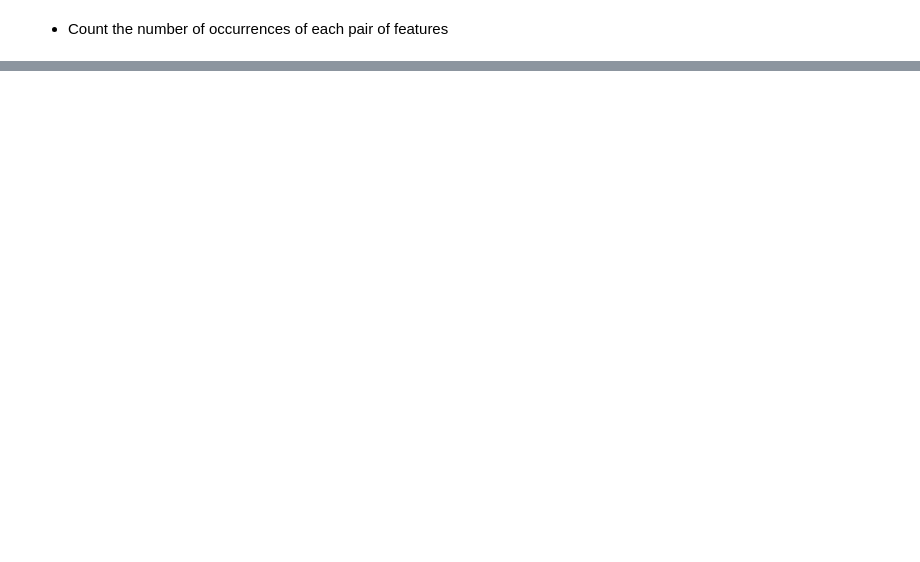
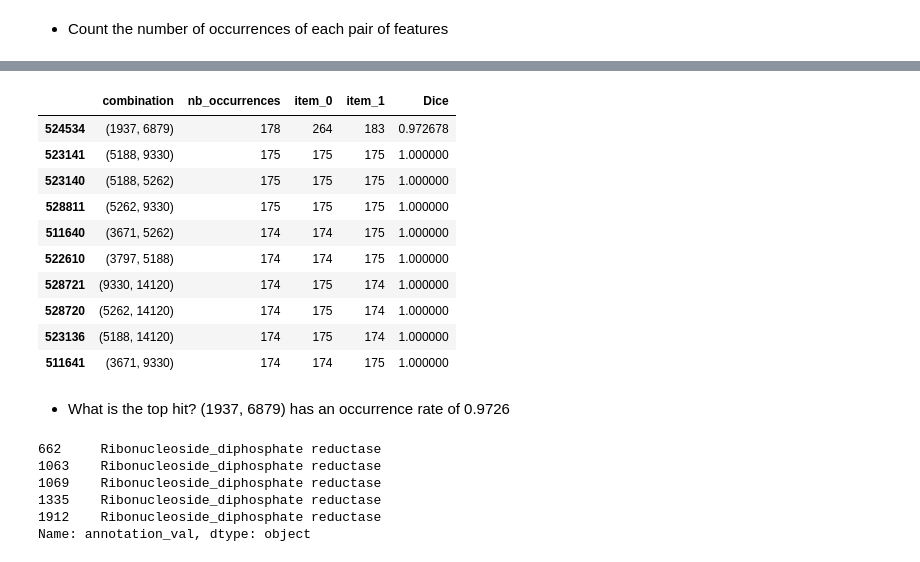
Before and after one commit to mahdi-b/phaage-g2p, a Jupyter notebook: find_module_prototype.ipynb, the cells around one changed output, grey strips where cells are left out. Cells and saved outputs as stored; diff of their text form; code cells hidden in the pictures; blank space fills up the shorter version.

```diff
--- a/find_module_prototype.ipynb
+++ b/find_module_prototype.ipynb
@@ -64,10 +97,10 @@ subsets_size_2.iloc[1]
 * We make sure the tuple is sorted so it's easy to compute frequencies
 # %%
 co_occurences_2 = []
-for item in list(itertools.chain(*subsets.values)):
+for item in list(itertools.chain(*subsets_size_2.values)):
     if item[0] > item[1]:
         co_occurences_2.append((item[1], item[0]))
     else:
-        co_occurences_2.append((item[1], item[0]))
+        co_occurences_2.append((item[0], item[1]))
 co_occurences_2[:10]
 # %% [output]
@@ -91,7 +117,8 @@ co_occurences_2[:10]
 # %% [markdown]
 * Count the number of occurrences of each pair of features
 # %%
-# co_occurences__2_counts = Counter(co_occurences)
-pd.DataFrame
-list(co_occurences__2_counts.items())[:3]
+co_occurences__2_counts = pd.DataFrame(Counter(co_occurences_2).items())
+co_occurences__2_counts.columns = ["combination", "nb_occurrences"]
+co_occurences__2_counts = co_occurences__2_counts.sort_values(by="nb_occurrences", ascending=False)
+co_occurences__2_counts.head(2)
 # %% [output]
@@ -98,0 +138,3 @@ list(co_occurences__2_counts.items())[:3]
+# %%
+co_occurences__2_counts = co_occurences__2_counts[co_occurences__2_counts.nb_occurrences > 10]
+co_occurences__2_counts.shape
@@ -98,0 +143,7 @@ list(co_occurences__2_counts.items())[:3]
+# %%
+subset_size = len(co_occurences__2_counts.iloc[0].combination)
+for i in range(subset_size):
+    a = co_occurences__2_counts.combination.apply(lambda x: x[i])
+    co_occurences__2_counts.loc[:, f"item_{i}"] = feature_counts.loc[a].nb_occurrences.values
+
+co_occurences__2_counts.head(10)
@@ -98,0 +193,27 @@ list(co_occurences__2_counts.items())[:3]
+# %%
+co_occurences__2_counts["Dice"] = co_occurences__2_counts["nb_occurrences"] / co_occurences__2_counts.iloc[:,[2,3]].min(axis=1)
+co_occurences__2_counts.head(10)
+# %% [output]
+|  | combination | nb_occurrences | item_0 | item_1 | Dice |
+| 524534 | (1937, 6879) | 178 | 264 | 183 | 0.972678 |
+| 523141 | (5188, 9330) | 175 | 175 | 175 | 1.000000 |
+| 523140 | (5188, 5262) | 175 | 175 | 175 | 1.000000 |
+| 528811 | (5262, 9330) | 175 | 175 | 175 | 1.000000 |
+| 511640 | (3671, 5262) | 174 | 174 | 175 | 1.000000 |
+| 522610 | (3797, 5188) | 174 | 174 | 175 | 1.000000 |
+| 528721 | (9330, 14120) | 174 | 175 | 174 | 1.000000 |
+| 528720 | (5262, 14120) | 174 | 175 | 174 | 1.000000 |
+| 523136 | (5188, 14120) | 174 | 175 | 174 | 1.000000 |
+| 511641 | (3671, 9330) | 174 | 174 | 175 | 1.000000 |
+# %% [markdown]
+* What is the top hit?
+  (1937, 6879) has  an occurrence rate of 0.9726
+# %%
+data[data.feature_number == 1937]['annotation_val'].head(5)
+# %% [output]
+662     Ribonucleoside_diphosphate reductase
+1063    Ribonucleoside_diphosphate reductase
+1069    Ribonucleoside_diphosphate reductase
+1335    Ribonucleoside_diphosphate reductase
+1912    Ribonucleoside_diphosphate reductase
+Name: annotation_val, dtype: object
```
Also changed, not shown: parts of 22 cells of this notebook.
